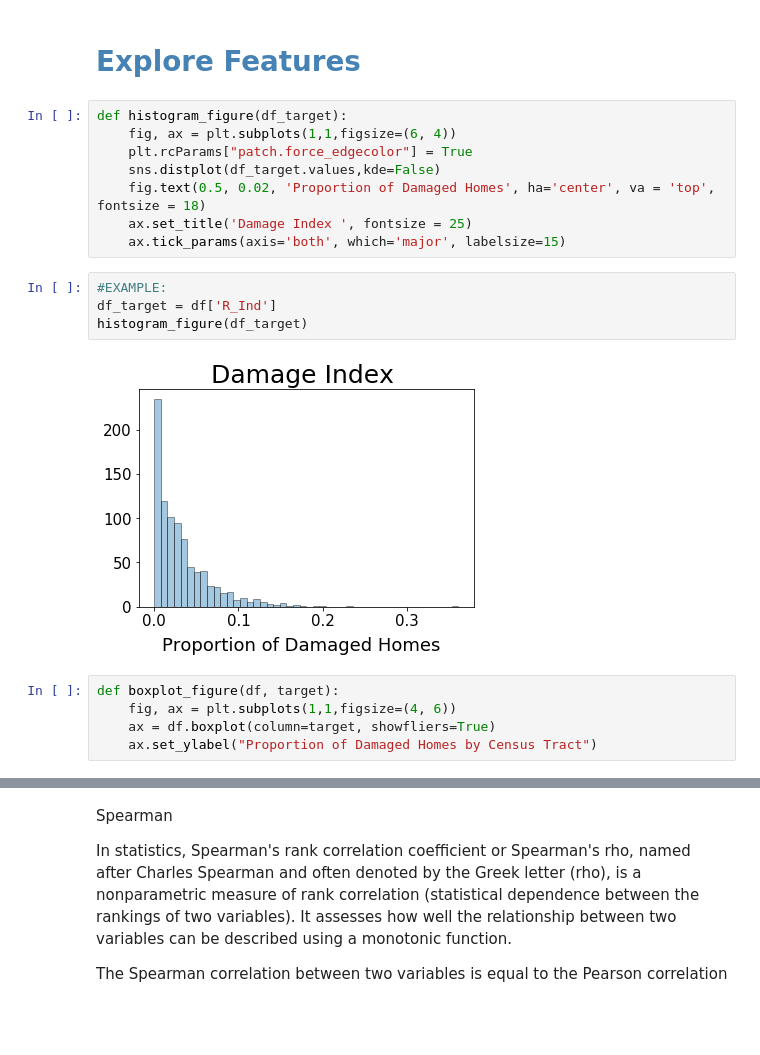
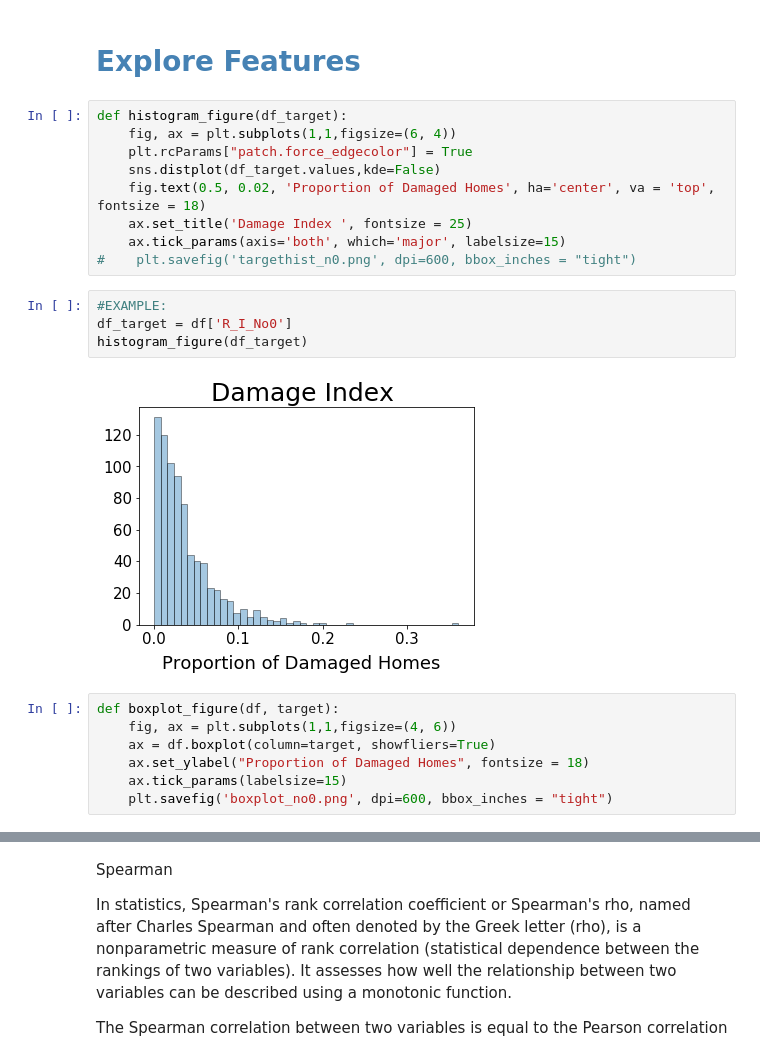
Before and after one commit to l-szczyrba/PR_Maria_RandomForest, a Jupyter notebook: Functions_4.ipynb, the cells around one changed output, grey strips where cells are left out. Drawn from its saved outputs; the diff is of its cells as text; blank space fills up the shorter version.

```diff
--- a/Functions_4.ipynb
+++ b/Functions_4.ipynb
@@ -62,17 +74,20 @@ def histogram_figure(df_target):
     fig.text(0.5, 0.02, 'Proportion of Damaged Homes', ha='center', va = 'top', fontsize = 18)
     ax.set_title('Damage Index ', fontsize = 25)
     ax.tick_params(axis='both', which='major', labelsize=15)
+#    plt.savefig('targethist_n0.png', dpi=600, bbox_inches = "tight")
 # %%
 #EXAMPLE:
-df_target = df['R_Ind']
+df_target = df['R_I_No0']
 histogram_figure(df_target)
 # %% [output]
-[figure, old version]
+[figure, new version]
 # %%
 def boxplot_figure(df, target):
     fig, ax = plt.subplots(1,1,figsize=(4, 6))
     ax = df.boxplot(column=target, showfliers=True)
-    ax.set_ylabel("Proportion of Damaged Homes by Census Tract")
+    ax.set_ylabel("Proportion of Damaged Homes", fontsize = 18)
+    ax.tick_params(labelsize=15)
+    plt.savefig('boxplot_no0.png', dpi=600, bbox_inches = "tight")
 # %%
 #EXAMPLE:
 target = ['R_I_No0']
```
Also changed, not shown: parts of 22 cells of this notebook, 9 other files.
